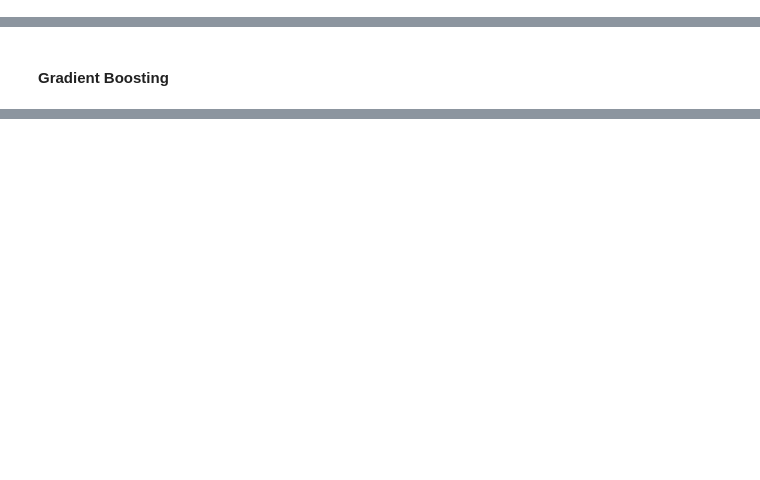
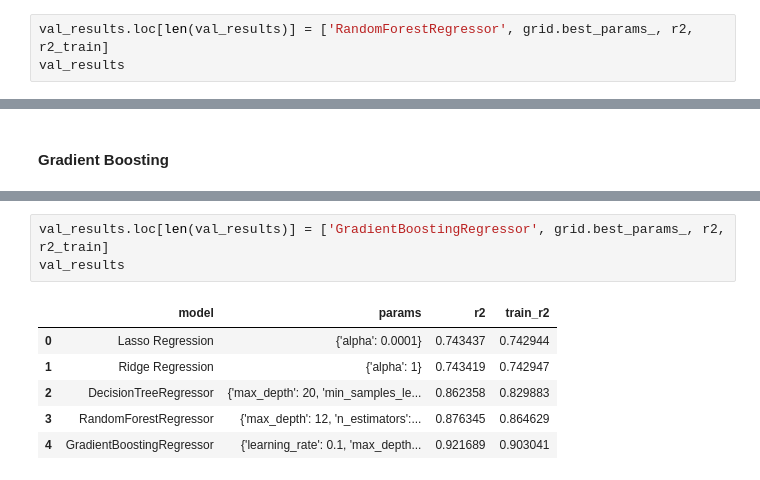
Before and after one commit to boiarchuk-m/Kyiv-flats-rent, a Jupyter notebook: notebook.ipynb, the cells around one changed output, grey strips where cells are left out. Drawn from its saved outputs; the diff is of its cells as text; blank space fills up the shorter version.

Commit message:
add pipeline and tune models

```diff
--- a/notebook.ipynb
+++ b/notebook.ipynb
@@ -560,0 +488,3 @@ val_results.loc[len(val_results)] = ['RandomForestRegressor']+model_results.iloc
+# %%
+val_results.loc[len(val_results)] = ['RandomForestRegressor', grid.best_params_, r2, r2_train]
+val_results
@@ -597 +512,11 @@ val_results.loc[len(val_results)] = ['GradientBoostingRegressor']+model_results.
+# %%
+val_results.loc[len(val_results)] = ['GradientBoostingRegressor', grid.best_params_, r2, r2_train]
+val_results
+# %% [output]
+|  | model | params | r2 | train_r2 |
+| 0 | Lasso Regression | {'alpha': 0.0001} | 0.743437 | 0.742944 |
+| 1 | Ridge Regression | {'alpha': 1} | 0.743419 | 0.742947 |
+| 2 | DecisionTreeRegressor | {'max_depth': 20, 'min_samples_le... | 0.862358 | 0.829883 |
+| 3 | RandomForestRegressor | {'max_depth': 12, 'n_estimators':... | 0.876345 | 0.864629 |
+| 4 | GradientBoostingRegressor | {'learning_rate': 0.1, 'max_depth... | 0.921689 | 0.903041 |
 # %% [markdown]
```
Also changed, not shown: parts of 80 cells of this notebook.
